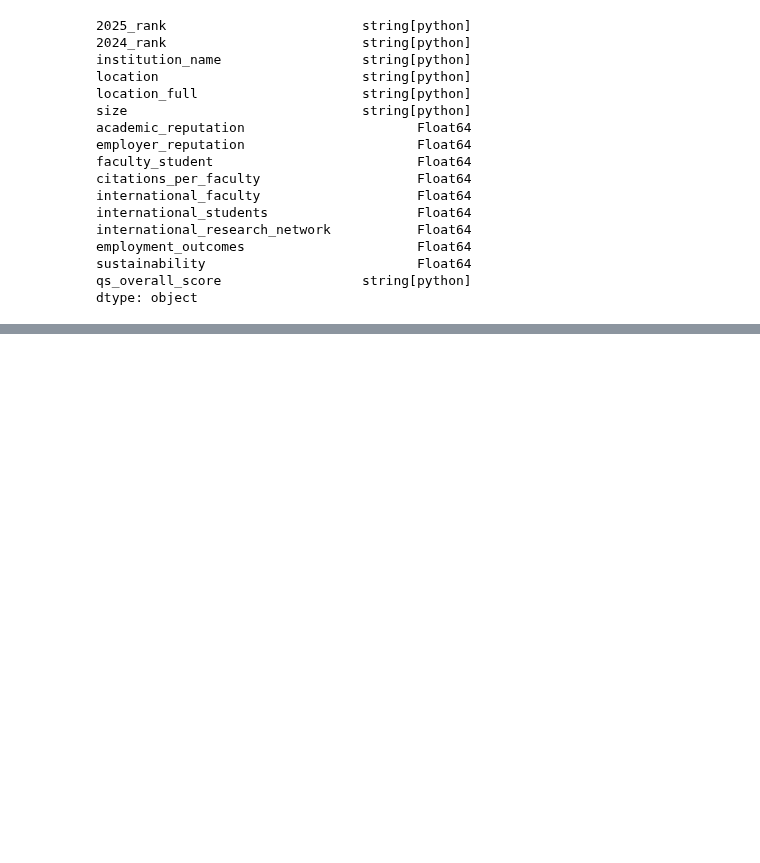
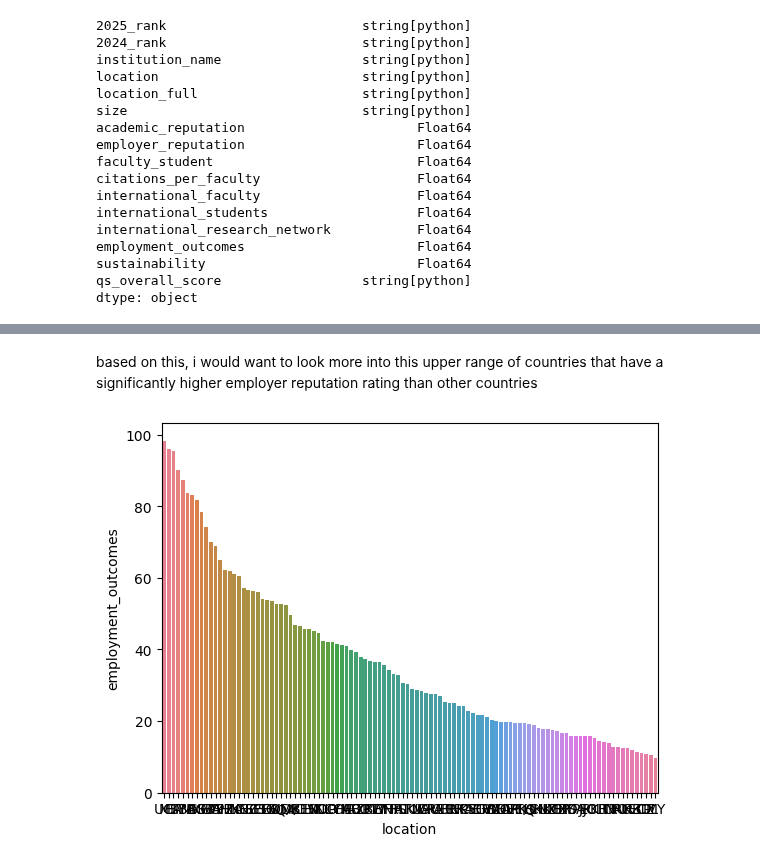
Before and after one commit to thezachdrake/UMD-INST760-Summer2024, a Jupyter notebook: notebooks/McNair-Notebook.ipynb, the cells around one changed output, grey strips where cells are left out. Saved outputs shown, nothing was run; the diff lists cells and outputs as text; code cells hidden in the pictures; blank space fills up the shorter version.

```diff
--- a/notebooks/McNair-Notebook.ipynb
+++ b/notebooks/McNair-Notebook.ipynb
@@ -73,0 +138,13 @@ df.describe()
+# %% [markdown]
+based on this, i would want to look more into this upper range of countries that have a significantly higher employer reputation rating than other countries
+# %%
+# plot employment_outcomes bar chart
+sns.barplot(
+    x="location",
+    y="employment_outcomes",
+    data=employment_outcomes,
+    estimator=sum,
+    errorbar=None,
+    hue='location');
+# %% [output]
+[figure, added]
```
Also changed, not shown: parts of 8 cells of this notebook.
